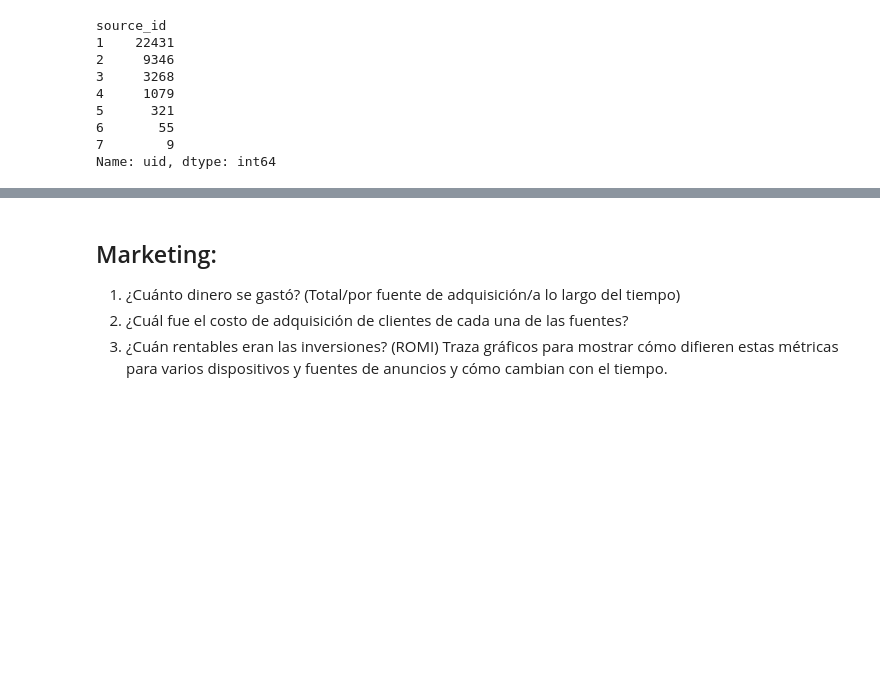
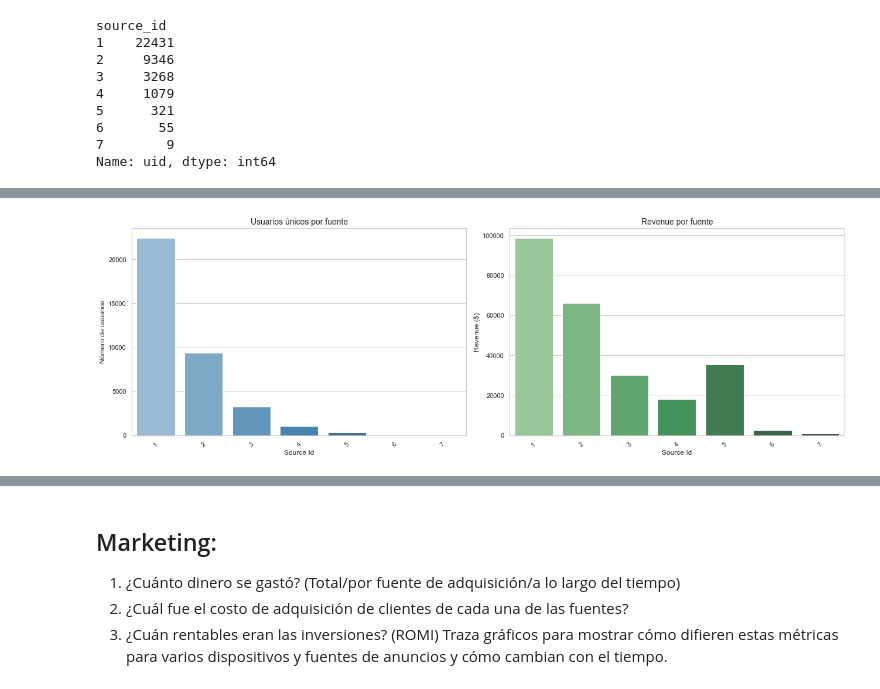
Before and after one commit to latostadorano/tt_s09_showz_tickets, a Jupyter notebook: s_09.ipynb, the cells around one changed output, grey strips where cells are left out. Cells and saved outputs as stored; diff of their text form; code cells hidden in the pictures; blank space fills up the shorter version.

```diff
--- a/s_09.ipynb
+++ b/s_09.ipynb
@@ -418,3 +228,12 @@ source_id
 6       55
 7        9
 Name: uid, dtype: int64
+# %%
+source_conversion = (
+    orders.groupby('source_id')
+    .agg({'uid':'nunique', 'revenue':'sum'})
+    .rename(columns={'uid':'unique_users'})
+    .sort_values(by='unique_users',ascending=False)
+)
+
+source_conversion
@@ -420,0 +250,36 @@ Name: uid, dtype: int64
+# %%
+# Crear el canvas de Usuarios únicos y el Revenue por Source Id
+sns.set(style="whitegrid")
+
+# Crear figura y subplots
+fig, axes = plt.subplots(1, 2, figsize=(18, 6))
+
+# Primer gráfico: Usuarios únicos
+sns.barplot(
+    x=source_conversion.index,
+    y=source_conversion['unique_users'],
+    palette='Blues_d',
+    ax=axes[0]
+)
+axes[0].set_title('Usuarios únicos por fuente', fontsize=14)
+axes[0].set_xlabel('Source Id')
+axes[0].set_ylabel('Número de usuarios')
+axes[0].tick_params(axis='x', rotation=45)
+
+# Segundo gráfico: Revenue
+sns.barplot(
+    x=source_conversion.index,
+    y=source_conversion['revenue'],
+    palette='Greens_d',
+    ax=axes[1]
+)
+axes[1].set_title('Revenue por fuente', fontsize=14)
+axes[1].set_xlabel('Source Id')
+axes[1].set_ylabel('Revenue ($)')
+axes[1].tick_params(axis='x', rotation=45)
+
+# Ajustar espacio
+plt.tight_layout()
+plt.show()
+# %% [output]
+[figure, added]
```
Also changed, not shown: parts of 28 cells of this notebook.
